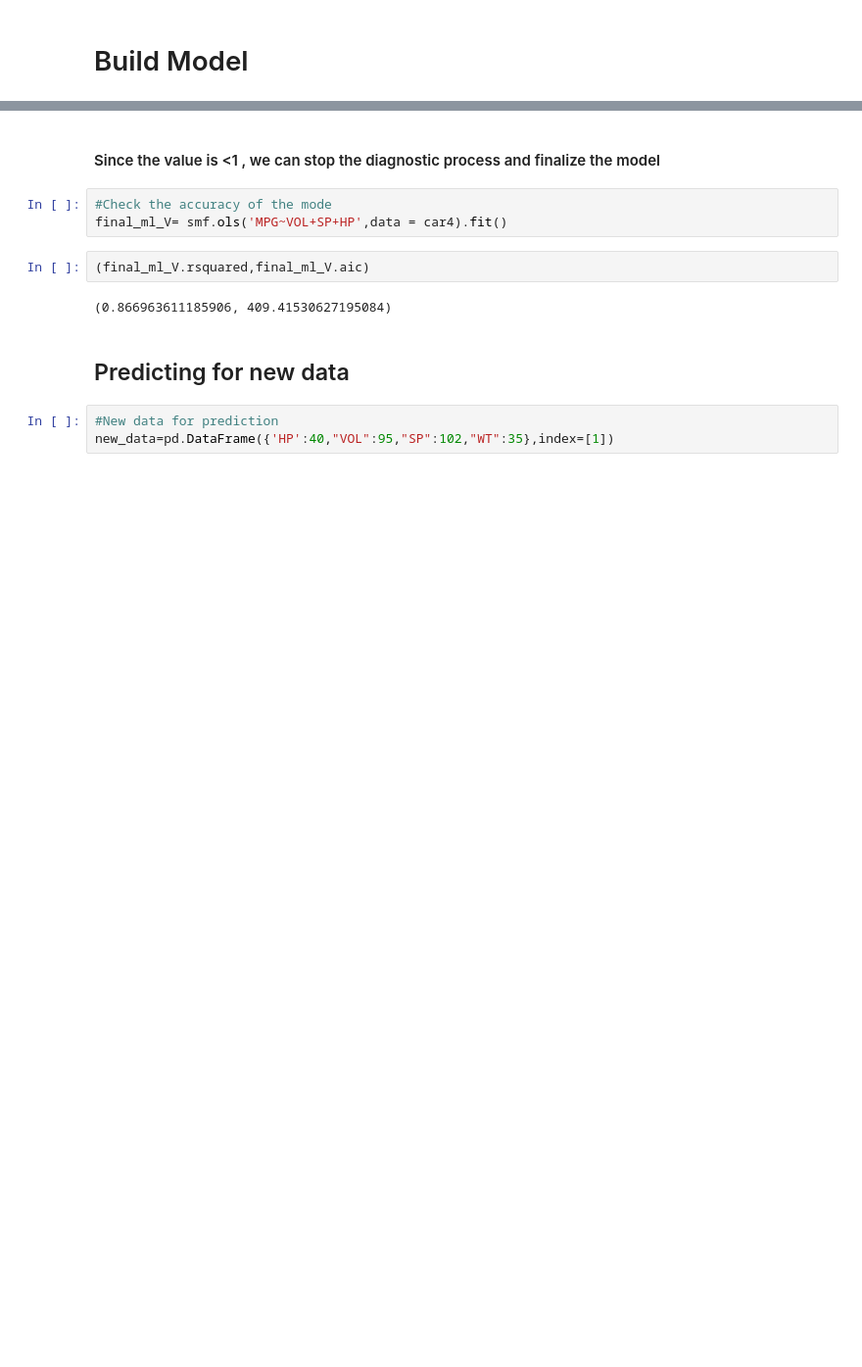
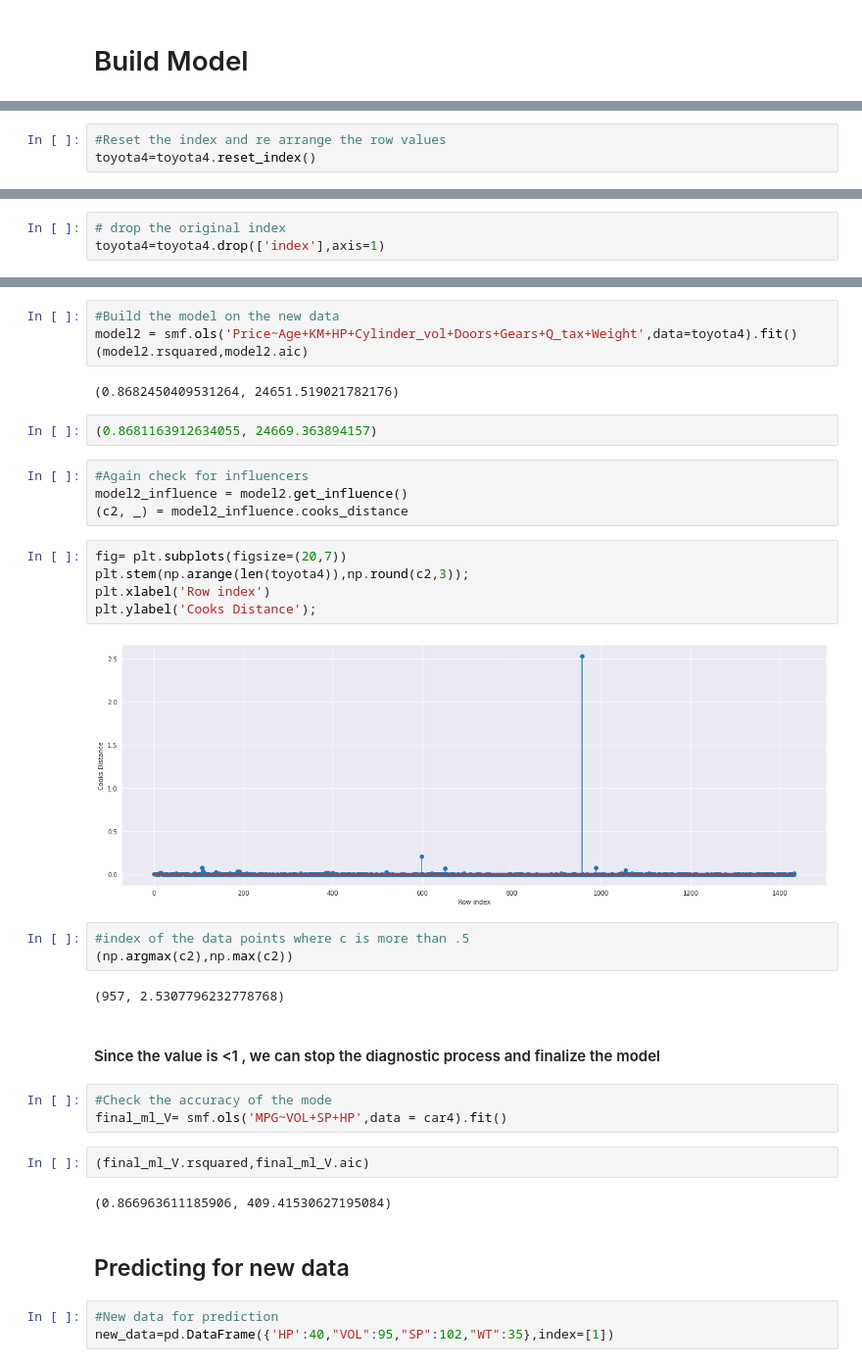
Before and after one commit to RiteshopShrivastava/Assignment_5_Multi_Linear_Regression_Toyota, a Jupyter notebook: Assignment_5_MLR_Toyota_Corolla.ipynb, the cells around one changed output, grey strips where cells are left out. Shown at 98% size. Drawn from its saved outputs; the diff is of its cells as text; blank space fills up the shorter version.

```diff
--- a/Assignment_5_MLR_Toyota_Corolla.ipynb
+++ b/Assignment_5_MLR_Toyota_Corolla.ipynb
@@ -673,0 +652,3 @@ plt.ylabel('Cooks Distance');
+# %%
+#Reset the index and re arrange the row values
+toyota4=toyota4.reset_index()
@@ -673,0 +671,3 @@ plt.ylabel('Cooks Distance');
+# %%
+# drop the original index
+toyota4=toyota4.drop(['index'],axis=1)
@@ -674,3 +690,27 @@ plt.ylabel('Cooks Distance');
+# %%
+#Build the model on the new data
+model2 = smf.ols('Price~Age+KM+HP+Cylinder_vol+Doors+Gears+Q_tax+Weight',data=toyota4).fit()
+(model2.rsquared,model2.aic)
+# %% [output]
+(0.8682450409531264, 24651.519021782176)
+# %%
+(0.8681163912634055, 24669.363894157)
+# %%
+#Again check for influencers
+model2_influence = model2.get_influence()
+(c2, _) = model2_influence.cooks_distance
+# %%
+fig= plt.subplots(figsize=(20,7))
+plt.stem(np.arange(len(toyota4)),np.round(c2,3));
+plt.xlabel('Row index')
+plt.ylabel('Cooks Distance');
+# %% [output]
+[figure, added]
+# %%
+#index of the data points where c is more than .5
+(np.argmax(c2),np.max(c2))
+# %% [output]
+(957, 2.5307796232778768)
 # %% [markdown]
 #### Since the value is <1 , we can stop the diagnostic process and finalize the model
 # %%
```
Also changed, not shown: parts of 52 cells of this notebook.
